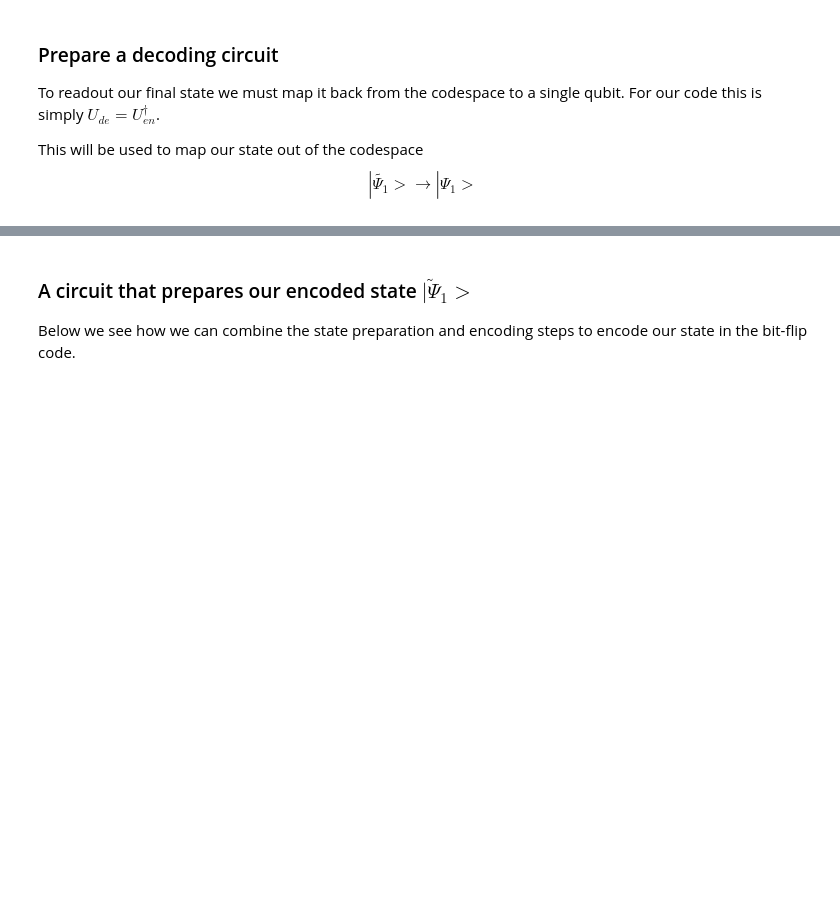
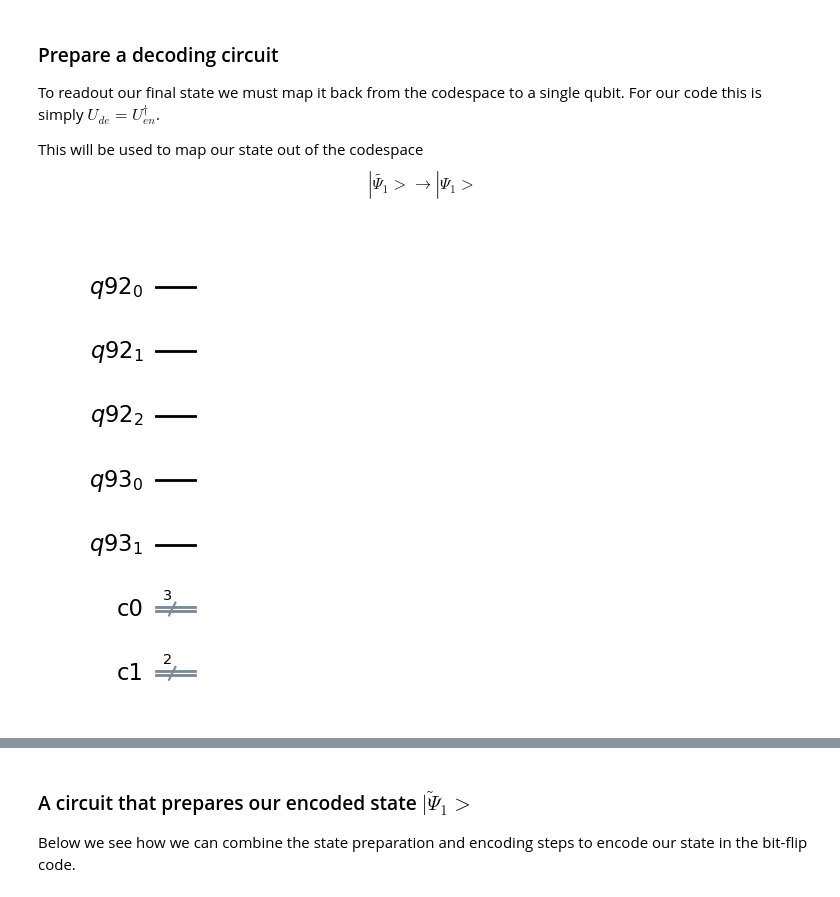
Before and after one commit to taalexander/IEEE-Quantum-Week-2022, a Jupyter notebook: ieee-qec-tutorial-2022.ipynb, the cells around one changed output, grey strips where cells are left out. Cells and saved outputs as stored; diff of their text form; code cells hidden in the pictures; blank space fills up the shorter version.

```diff
--- a/ieee-qec-tutorial-2022.ipynb
+++ b/ieee-qec-tutorial-2022.ipynb
@@ -737,16 +747,19 @@ $$|\tilde{\Psi_1}> \rightarrow |\Psi_1>$$
 # %%
 # Exercise
 
 # Complete the routine below to decode from the bit-flip codespace
 def decode_bit_flip(qc, state, ancillas):
     #complete
-    return qc.compose(inv)
+
+    return qc
 
 qc_decode_bit = build_qc()
 
 qc_decode_bit = decode_bit_flip(qc_decode_bit, state_data, ancillas_data)
 
 qc_decode_bit.draw(output="mpl")
+# %% [output]
+[figure, added]
 # %%
 # Solution
 
```
Also changed, not shown: parts of 87 cells of this notebook.
